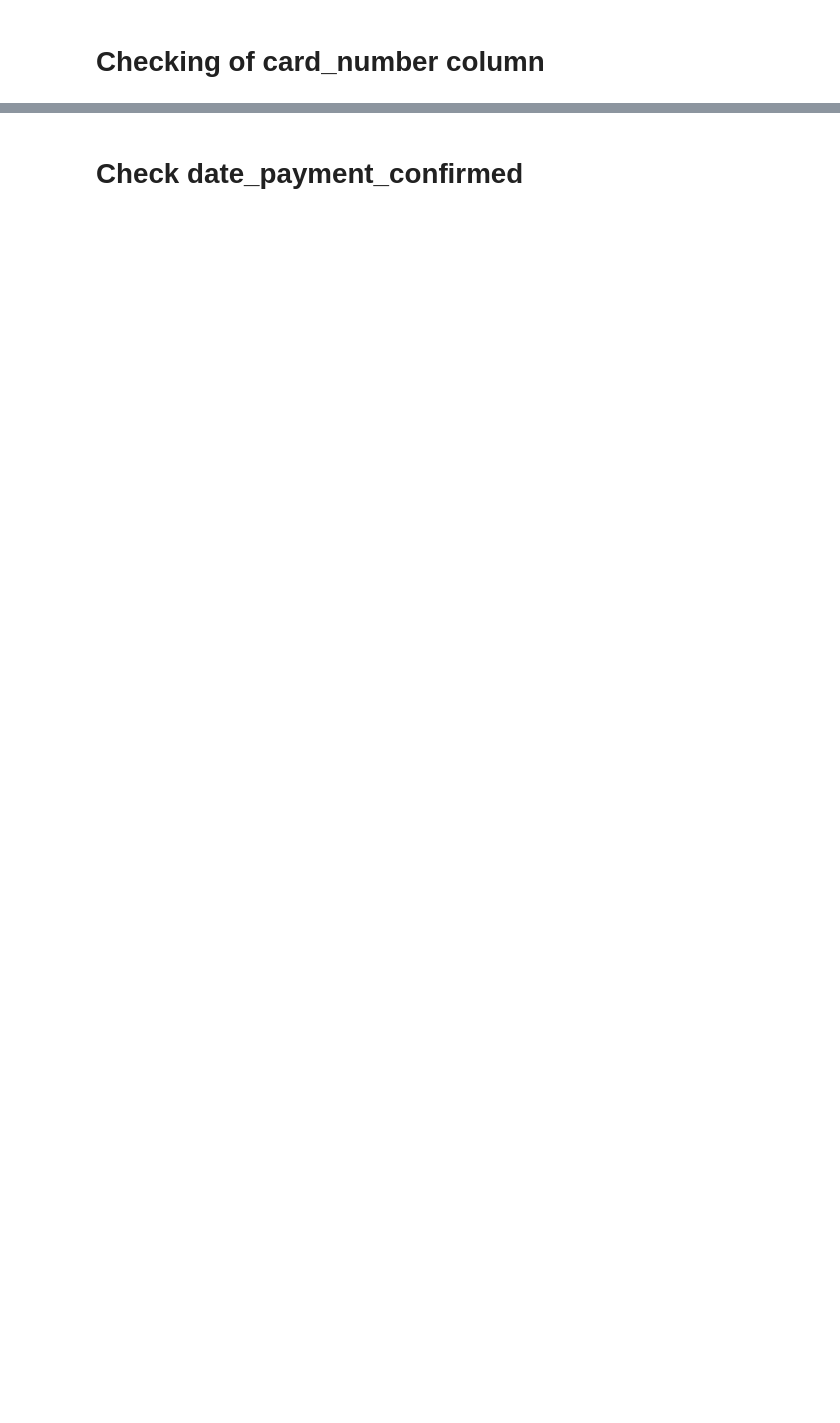
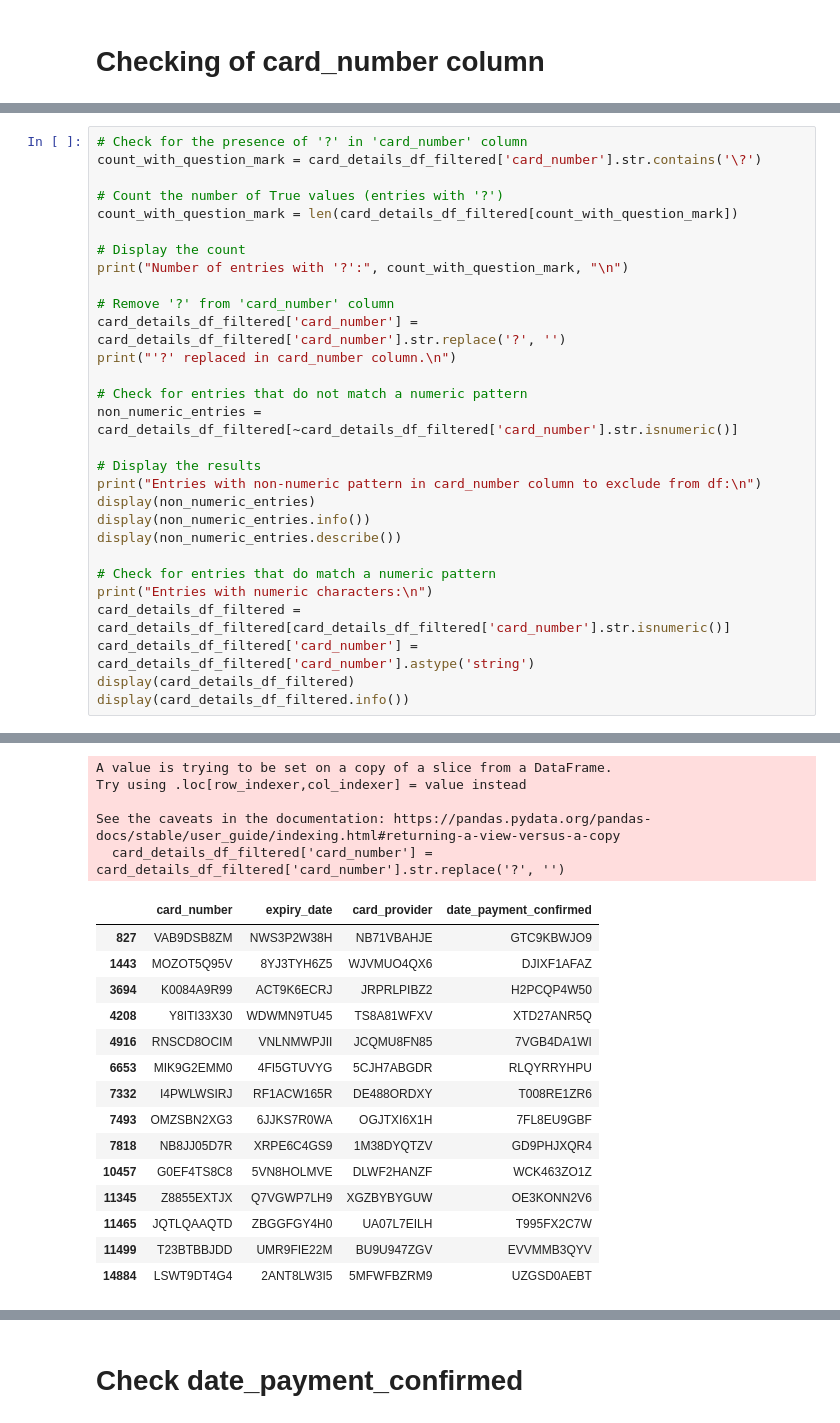
Before and after one commit to chemi5t/multinational-retail-data-centralisation, a Jupyter notebook: card_details.ipynb, the cells around one changed output, grey strips where cells are left out. Drawn from its saved outputs; the diff is of its cells as text; blank space fills up the shorter version.

```diff
--- a/card_details.ipynb
+++ b/card_details.ipynb
@@ -309,0 +198,30 @@ None
+# %%
+# Check for the presence of '?' in 'card_number' column
+count_with_question_mark = card_details_df_filtered['card_number'].str.contains('\?')
+
+# Count the number of True values (entries with '?')
+count_with_question_mark = len(card_details_df_filtered[count_with_question_mark])
+
+# Display the count
+print("Number of entries with '?':", count_with_question_mark, "\n")
+
+# Remove '?' from 'card_number' column
+card_details_df_filtered['card_number'] = card_details_df_filtered['card_number'].str.replace('?', '')
+print("'?' replaced in card_number column.\n")
+
+# Check for entries that do not match a numeric pattern
+non_numeric_entries = card_details_df_filtered[~card_details_df_filtered['card_number'].str.isnumeric()]
+
+# Display the results
+print("Entries with non-numeric pattern in card_number column to exclude from df:\n")
+display(non_numeric_entries)
+display(non_numeric_entries.info())
+display(non_numeric_entries.describe())
+
+# Check for entries that do match a numeric pattern
+print("Entries with numeric characters:\n")
+card_details_df_filtered = card_details_df_filtered[card_details_df_filtered['card_number'].str.isnumeric()]
+card_details_df_filtered['card_number'] = card_details_df_filtered['card_number'].astype('string')
+display(card_details_df_filtered)
+display(card_details_df_filtered.info())
+# %% [output]
@@ -309,0 +233,20 @@ None
+A value is trying to be set on a copy of a slice from a DataFrame.
+Try using .loc[row_indexer,col_indexer] = value instead
+
+See the caveats in the documentation: https://pandas.pydata.org/pandas-docs/stable/user_guide/indexing.html#returning-a-view-versus-a-copy
+  card_details_df_filtered['card_number'] = card_details_df_filtered['card_number'].str.replace('?', '')
+|  | card_number | expiry_date | card_provider | date_payment_confirmed |
+| 827 | VAB9DSB8ZM | NWS3P2W38H | NB71VBAHJE | GTC9KBWJO9 |
+| 1443 | MOZOT5Q95V | 8YJ3TYH6Z5 | WJVMUO4QX6 | DJIXF1AFAZ |
+| 3694 | K0084A9R99 | ACT9K6ECRJ | JRPRLPIBZ2 | H2PCQP4W50 |
+| 4208 | Y8ITI33X30 | WDWMN9TU45 | TS8A81WFXV | XTD27ANR5Q |
+| 4916 | RNSCD8OCIM | VNLNMWPJII | JCQMU8FN85 | 7VGB4DA1WI |
+| 6653 | MIK9G2EMM0 | 4FI5GTUVYG | 5CJH7ABGDR | RLQYRRYHPU |
+| 7332 | I4PWLWSIRJ | RF1ACW165R | DE488ORDXY | T008RE1ZR6 |
+| 7493 | OMZSBN2XG3 | 6JJKS7R0WA | OGJTXI6X1H | 7FL8EU9GBF |
+| 7818 | NB8JJ05D7R | XRPE6C4GS9 | 1M38DYQTZV | GD9PHJXQR4 |
+| 10457 | G0EF4TS8C8 | 5VN8HOLMVE | DLWF2HANZF | WCK463ZO1Z |
+| 11345 | Z8855EXTJX | Q7VGWP7LH9 | XGZBYBYGUW | OE3KONN2V6 |
+| 11465 | JQTLQAAQTD | ZBGGFGY4H0 | UA07L7EILH | T995FX2C7W |
+| 11499 | T23BTBBJDD | UMR9FIE22M | BU9U947ZGV | EVVMMB3QYV |
+| 14884 | LSWT9DT4G4 | 2ANT8LW3I5 | 5MFWFBZRM9 | UZGSD0AEBT |
```
Also changed, not shown: parts of 47 cells of this notebook.
